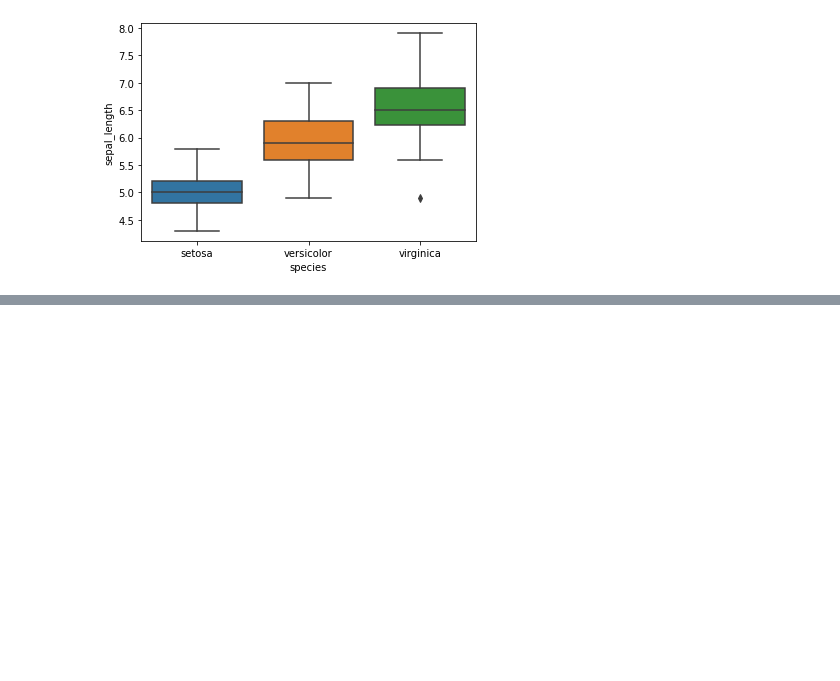
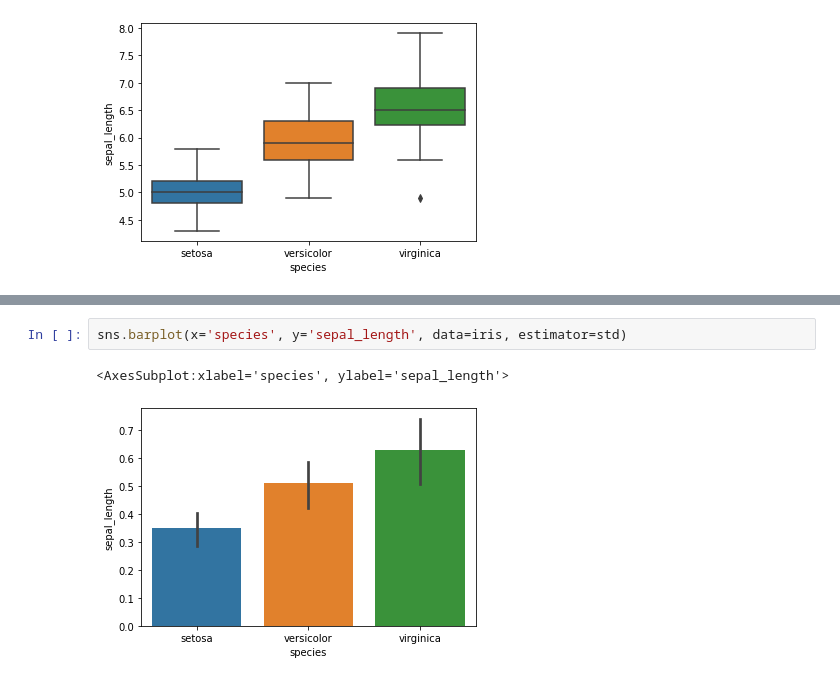
Before and after one commit to samitarias/deepnote, a Jupyter notebook: visualizaciones.ipynb, the cells around one changed output, grey strips where cells are left out. Cells and saved outputs as stored; diff of their text form; blank space fills up the shorter version.

```diff
--- a/visualizaciones.ipynb
+++ b/visualizaciones.ipynb
@@ -54,0 +101,5 @@ sns.boxplot(x='species',y='sepal_length',data=iris)
+# %%
+sns.barplot(x='species', y='sepal_length', data=iris, estimator=std)
+# %% [output]
+<AxesSubplot:xlabel='species', ylabel='sepal_length'>
+[figure, added]
```
Also changed, not shown: parts of 7 cells of this notebook, 2 other files.
